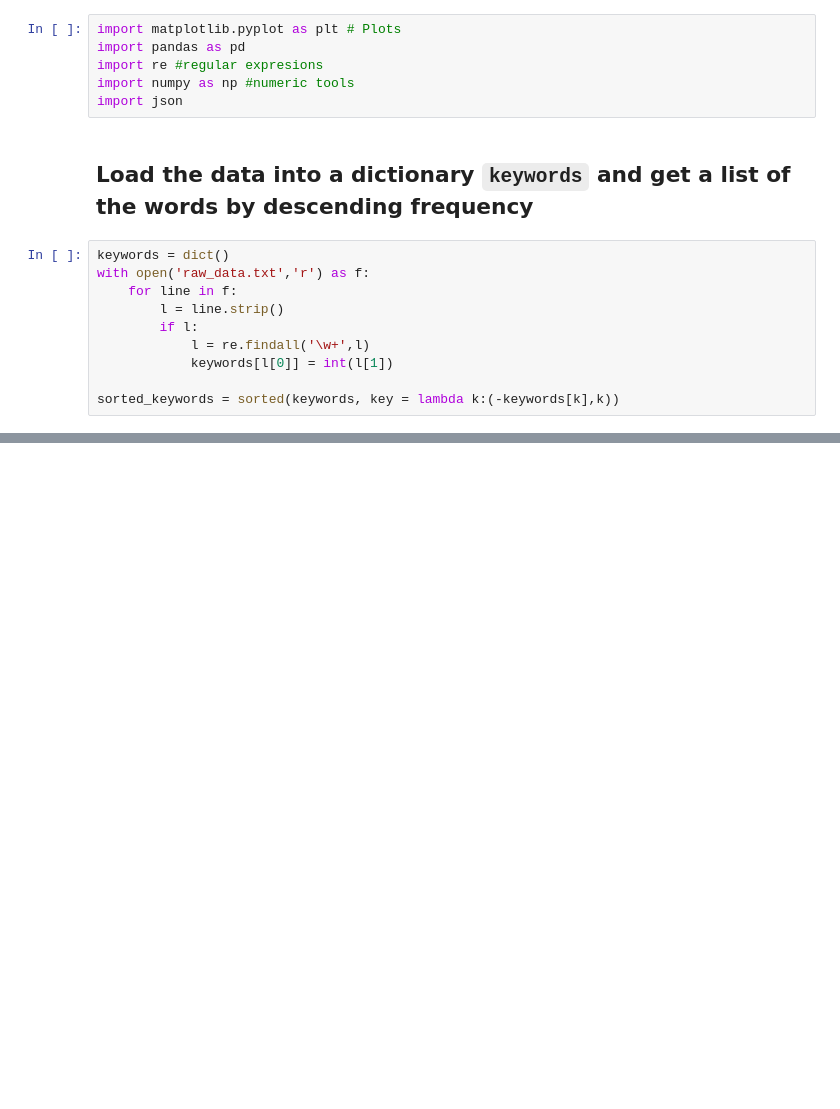
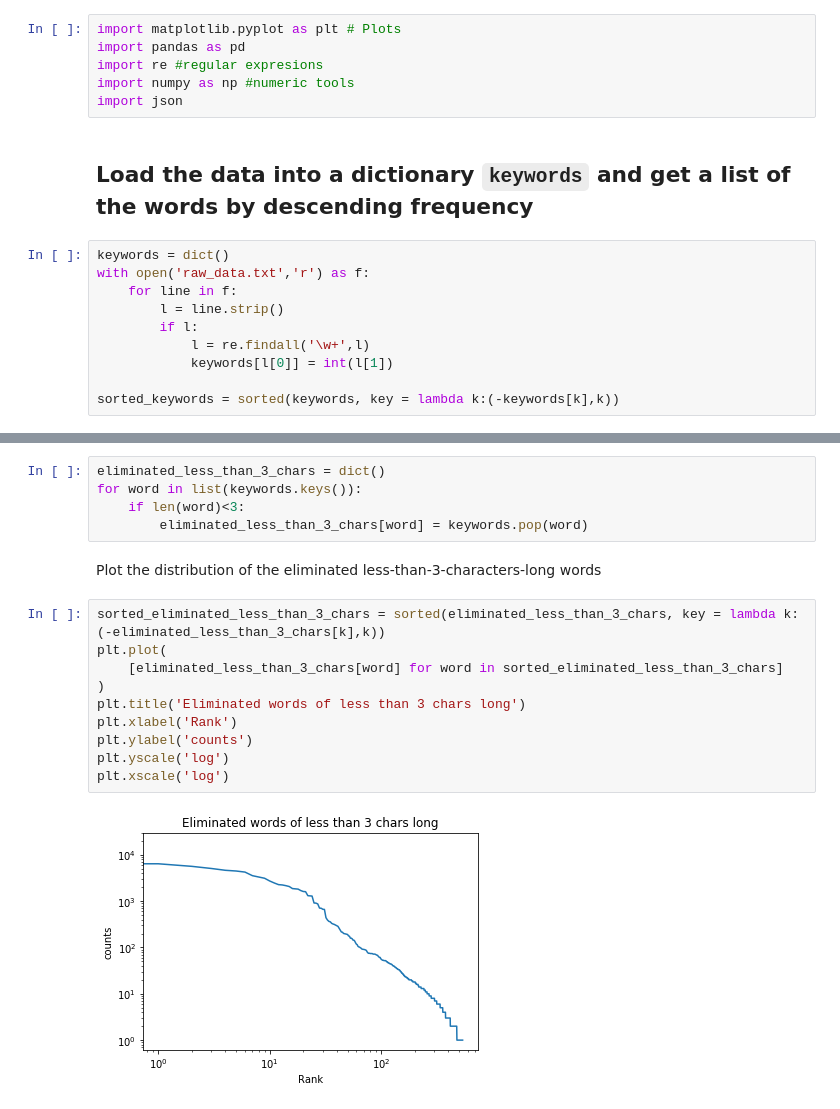
Before and after one commit to Miguel-ASM/LaTeXCounter-py, a Jupyter notebook: STA_papers_2.ipynb, the cells around one changed output, grey strips where cells are left out. Drawn from its saved outputs; the diff is of its cells as text; blank space fills up the shorter version.

```diff
--- a/STA_papers_2.ipynb
+++ b/STA_papers_2.ipynb
@@ -57,0 +90,19 @@ my_words_data
+# %%
+eliminated_less_than_3_chars = dict()
+for word in list(keywords.keys()):
+    if len(word)<3:
+        eliminated_less_than_3_chars[word] = keywords.pop(word)
+# %% [markdown]
+Plot the distribution of the eliminated less-than-3-characters-long words
+# %%
+sorted_eliminated_less_than_3_chars = sorted(eliminated_less_than_3_chars, key = lambda k:(-eliminated_less_than_3_chars[k],k))
+plt.plot(
+    [eliminated_less_than_3_chars[word] for word in sorted_eliminated_less_than_3_chars]
+)
+plt.title('Eliminated words of less than 3 chars long')
+plt.xlabel('Rank')
+plt.ylabel('counts')
+plt.yscale('log')
+plt.xscale('log')
+# %% [output]
+[figure, added]
```
Also changed, not shown: parts of 16 cells of this notebook, 7 other files.
